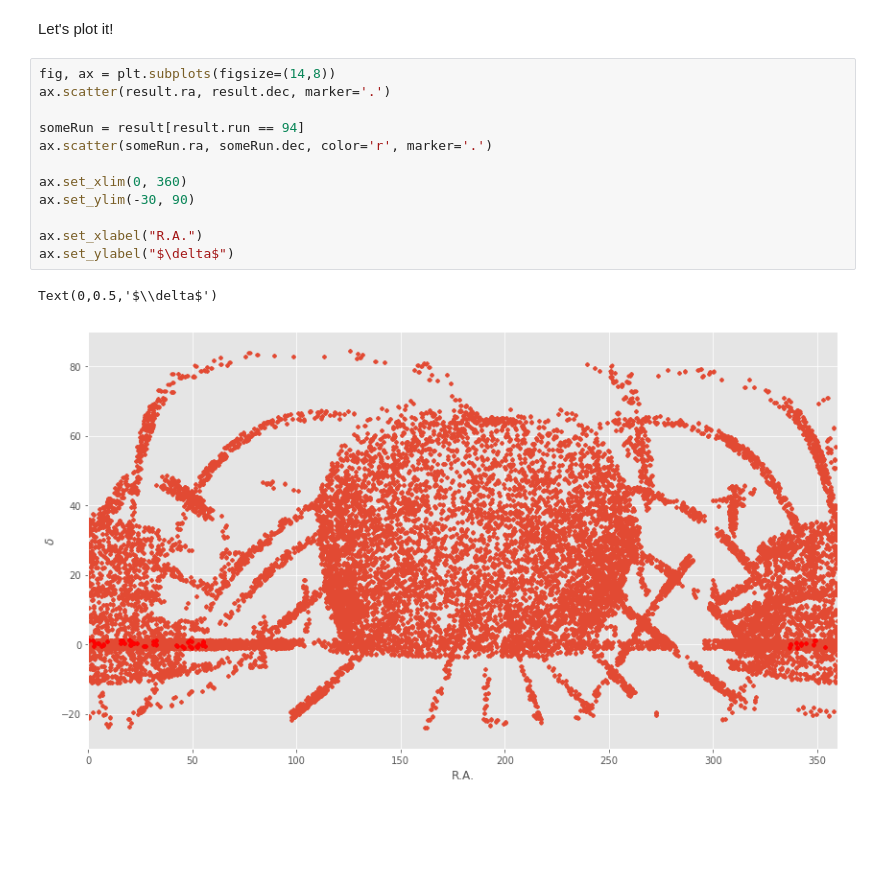
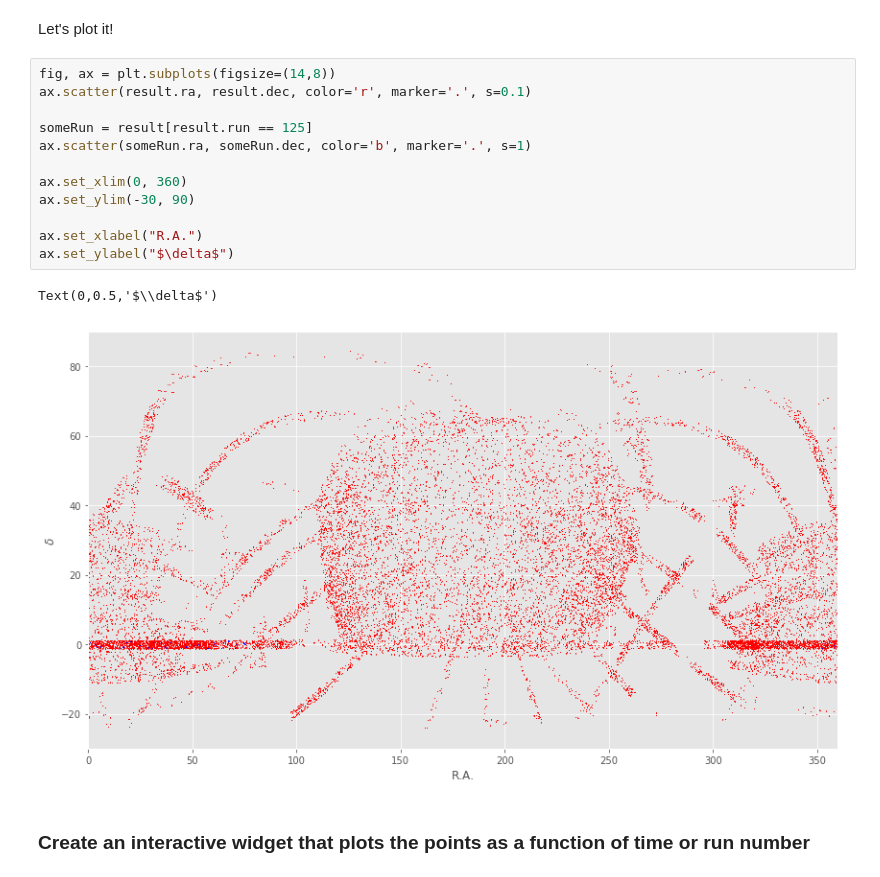
Before and after one commit to connolly/A302_2019, a Jupyter notebook: lectures/lecture-08-databases/lecture-09-databases-from-python.ipynb, the cells around one changed output. Saved outputs shown, nothing was run; the diff lists cells and outputs as text; blank space fills up the shorter version.

Commit message:
update db widget

```diff
--- a/lectures/lecture-08-databases/lecture-09-databases-from-python.ipynb
+++ b/lectures/lecture-08-databases/lecture-09-databases-from-python.ipynb
@@ -390,16 +390,18 @@ plt.style.use('ggplot')
 Let's plot it!
 # %%
 fig, ax = plt.subplots(figsize=(14,8))
-ax.scatter(result.ra, result.dec, marker='.')
+ax.scatter(result.ra, result.dec, color='r', marker='.', s=0.1)
 
-someRun = result[result.run == 94]
-ax.scatter(someRun.ra, someRun.dec, color='r', marker='.')
+someRun = result[result.run == 125]
+ax.scatter(someRun.ra, someRun.dec, color='b', marker='.', s=1)
 
 ax.set_xlim(0, 360)
 ax.set_ylim(-30, 90)
 
 ax.set_xlabel("R.A.")
 ax.set_ylabel("$\delta$")
 # %% [output]
 Text(0,0.5,'$\\delta$')
-[figure, old version]
+[figure, new version]
+# %% [markdown]
+### Create an interactive widget that plots the points as a function of time or run number
```
